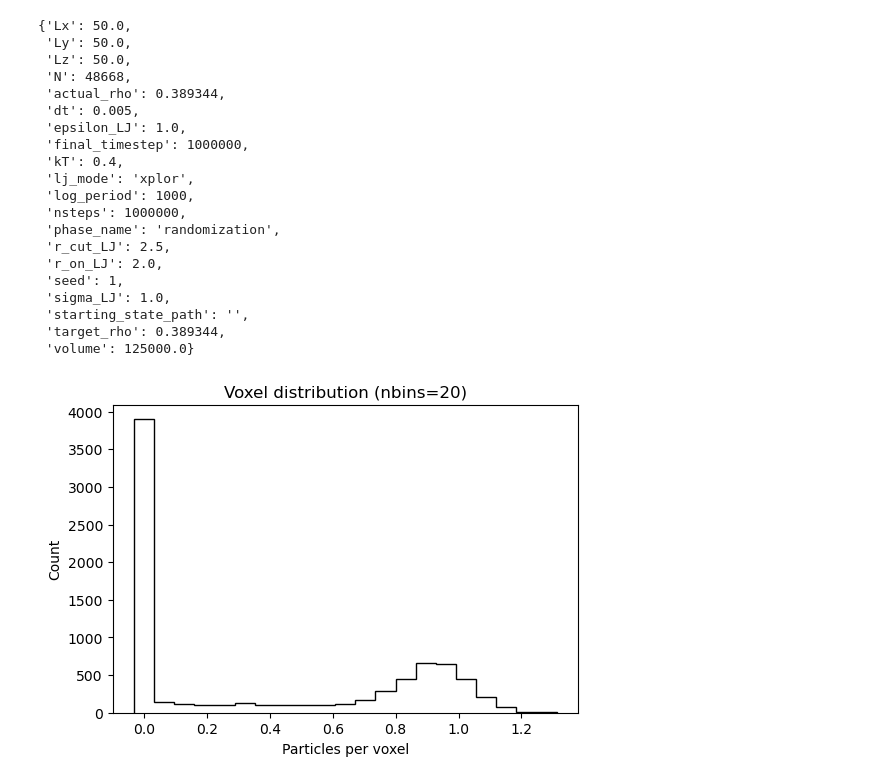
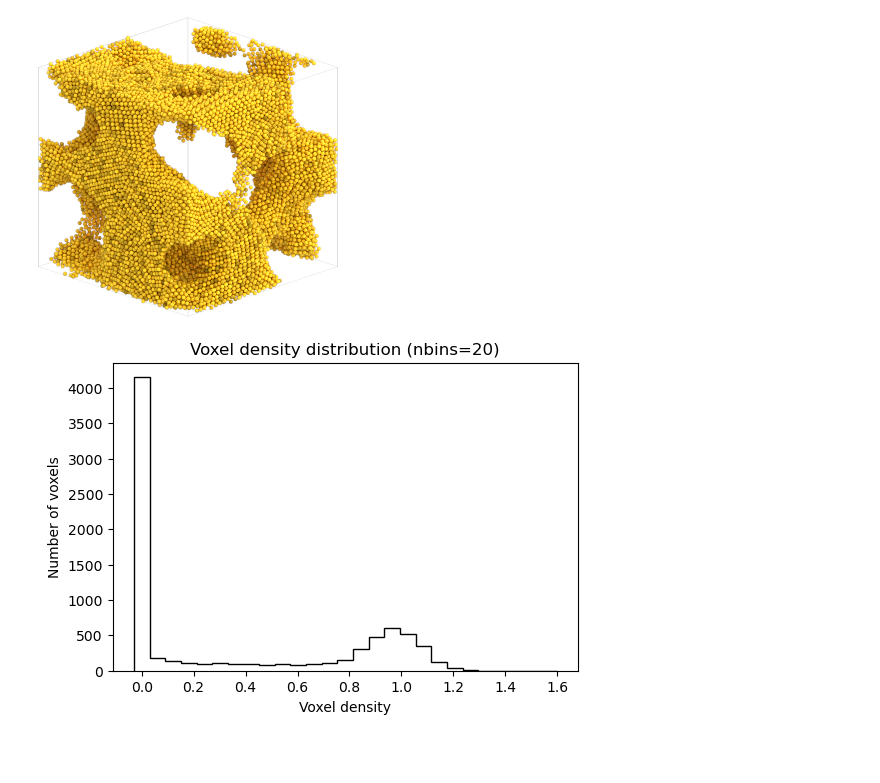
Before and after one commit to SBC-Collaboration/MDsims, a Jupyter notebook: Sandbox.ipynb, the cells around one changed output. Saved outputs shown, nothing was run; the diff lists cells and outputs as text; code cells hidden in the pictures; blank space fills up the shorter version.

```diff
--- a/Sandbox.ipynb
+++ b/Sandbox.ipynb
@@ -91,27 +81,9 @@ dict_keys(['hoomd-data', 'metadata'])
-# %%
-log_data["metadata"]["attrs"]
-# %% [output]
-{'Lx': 50.0,
- 'Ly': 50.0,
- 'Lz': 50.0,
- 'N': 48668,
- 'actual_rho': 0.389344,
- 'dt': 0.005,
- 'epsilon_LJ': 1.0,
- 'final_timestep': 1000000,
- 'kT': 0.4,
- 'lj_mode': 'xplor',
- 'log_period': 1000,
- 'nsteps': 1000000,
- 'phase_name': 'randomization',
- 'r_cut_LJ': 2.5,
- 'r_on_LJ': 2.0,
- 'seed': 1,
- 'sigma_LJ': 1.0,
- 'starting_state_path': '',
- 'target_rho': 0.389344,
- 'volume': 125000.0}
-# %%
-vh.plot_voxel_histogram(sim, nbins = 20);
-# %% [output]
-[figure, removed]
+# %%
+sim = result["simulation"]
+
+display(vh.render(sim.state.get_snapshot()))
+
+vh.plot_voxel_histogram(sim, nbins=20);
+# %% [output]
+[figure, added]
+[figure, added]
```
Also changed, not shown: parts of 15 cells of this notebook, 10 other files.
